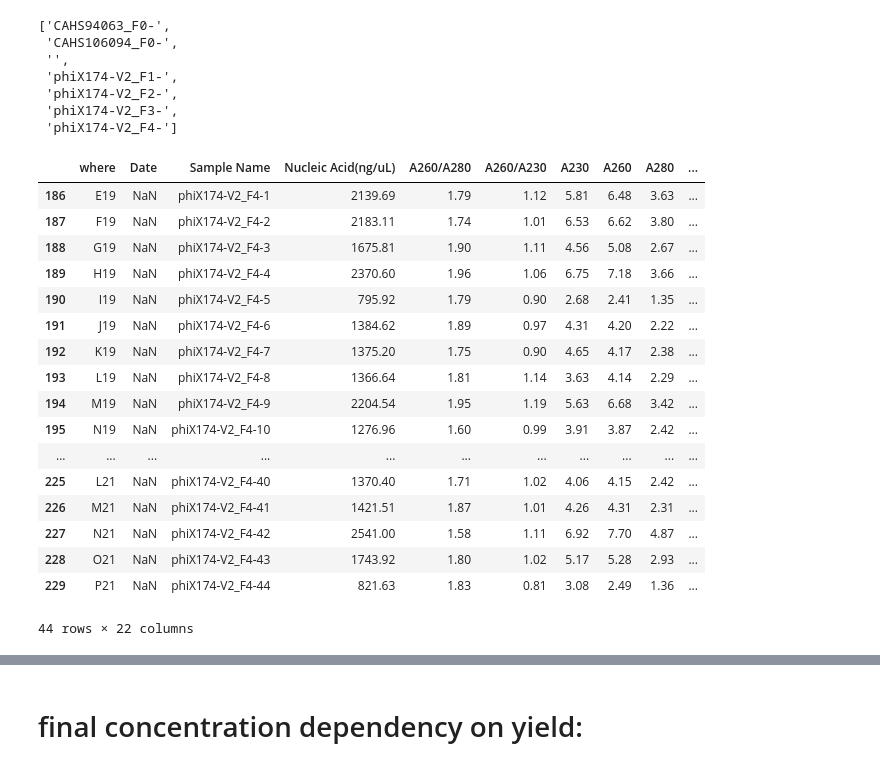
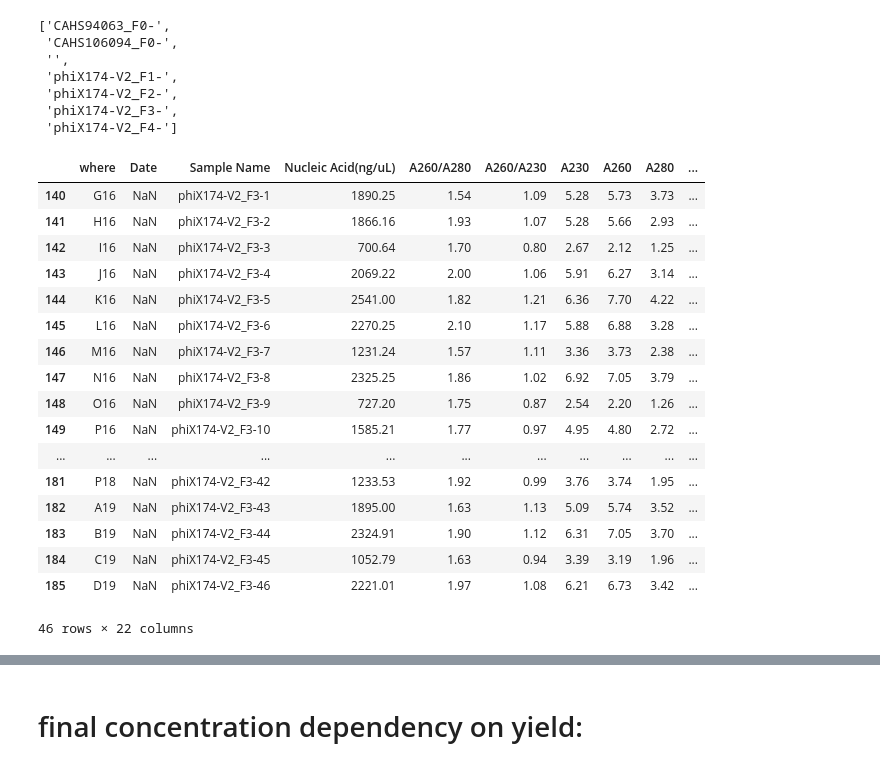
Before and after one commit to radical-subject/gene_synthesis_automatization_tools, a Jupyter notebook: MAIN_PIPELINE/MAIN_PIPELINE.ipynb, the cells around one changed output, grey strips where cells are left out. Cells and saved outputs as stored; diff of their text form; code cells hidden in the pictures.

```diff
--- a/MAIN_PIPELINE/MAIN_PIPELINE.ipynb
+++ b/MAIN_PIPELINE/MAIN_PIPELINE.ipynb
@@ -265,45 +265,45 @@ possible_pool_names
 # %%
 for i in df.columns:
     try:
         df[i] = df[i].str.replace(',', '.').astype(float)
     except:
         pass
 
 df['monoisotopic_mass'] = df['monoisotopic_mass'].astype(float)
 df["pM/mkl"] = 1000*df['Nucleic Acid(ng/uL)']/df['monoisotopic_mass']
 # df=df.dropna()
 
 """
 ATTENTION!!! HERE YOU CAN CHANGE POOL NAME!!!
 """
 
-pool_1 = "phiX174-V2_F4-"
+pool_1 = "phiX174-V2_F3-"
 
 POOL_NAME=pool_1
 
 df = df[df["code"].str.contains(f'{POOL_NAME}\d+')]
 # df = df.loc[0:53]
 
 df
 # %% [output]
 |  | where | Date | Sample Name | Nucleic Acid(ng/uL) | A260/A280 | A260/A230 | A230 | A260 | A280 | ... |
-| 186 | E19 | NaN | phiX174-V2_F4-1 | 2139.69 | 1.79 | 1.12 | 5.81 | 6.48 | 3.63 | ... |
-| 187 | F19 | NaN | phiX174-V2_F4-2 | 2183.11 | 1.74 | 1.01 | 6.53 | 6.62 | 3.80 | ... |
-| 188 | G19 | NaN | phiX174-V2_F4-3 | 1675.81 | 1.90 | 1.11 | 4.56 | 5.08 | 2.67 | ... |
-| 189 | H19 | NaN | phiX174-V2_F4-4 | 2370.60 | 1.96 | 1.06 | 6.75 | 7.18 | 3.66 | ... |
-| 190 | I19 | NaN | phiX174-V2_F4-5 | 795.92 | 1.79 | 0.90 | 2.68 | 2.41 | 1.35 | ... |
-| 191 | J19 | NaN | phiX174-V2_F4-6 | 1384.62 | 1.89 | 0.97 | 4.31 | 4.20 | 2.22 | ... |
-| 192 | K19 | NaN | phiX174-V2_F4-7 | 1375.20 | 1.75 | 0.90 | 4.65 | 4.17 | 2.38 | ... |
-| 193 | L19 | NaN | phiX174-V2_F4-8 | 1366.64 | 1.81 | 1.14 | 3.63 | 4.14 | 2.29 | ... |
-| 194 | M19 | NaN | phiX174-V2_F4-9 | 2204.54 | 1.95 | 1.19 | 5.63 | 6.68 | 3.42 | ... |
-| 195 | N19 | NaN | phiX174-V2_F4-10 | 1276.96 | 1.60 | 0.99 | 3.91 | 3.87 | 2.42 | ... |
+| 140 | G16 | NaN | phiX174-V2_F3-1 | 1890.25 | 1.54 | 1.09 | 5.28 | 5.73 | 3.73 | ... |
+| 141 | H16 | NaN | phiX174-V2_F3-2 | 1866.16 | 1.93 | 1.07 | 5.28 | 5.66 | 2.93 | ... |
+| 142 | I16 | NaN | phiX174-V2_F3-3 | 700.64 | 1.70 | 0.80 | 2.67 | 2.12 | 1.25 | ... |
+| 143 | J16 | NaN | phiX174-V2_F3-4 | 2069.22 | 2.00 | 1.06 | 5.91 | 6.27 | 3.14 | ... |
+| 144 | K16 | NaN | phiX174-V2_F3-5 | 2541.00 | 1.82 | 1.21 | 6.36 | 7.70 | 4.22 | ... |
+| 145 | L16 | NaN | phiX174-V2_F3-6 | 2270.25 | 2.10 | 1.17 | 5.88 | 6.88 | 3.28 | ... |
+| 146 | M16 | NaN | phiX174-V2_F3-7 | 1231.24 | 1.57 | 1.11 | 3.36 | 3.73 | 2.38 | ... |
+| 147 | N16 | NaN | phiX174-V2_F3-8 | 2325.25 | 1.86 | 1.02 | 6.92 | 7.05 | 3.79 | ... |
+| 148 | O16 | NaN | phiX174-V2_F3-9 | 727.20 | 1.75 | 0.87 | 2.54 | 2.20 | 1.26 | ... |
+| 149 | P16 | NaN | phiX174-V2_F3-10 | 1585.21 | 1.77 | 0.97 | 4.95 | 4.80 | 2.72 | ... |
 | ... | ... | ... | ... | ... | ... | ... | ... | ... | ... | ... |
-| 225 | L21 | NaN | phiX174-V2_F4-40 | 1370.40 | 1.71 | 1.02 | 4.06 | 4.15 | 2.42 | ... |
-| 226 | M21 | NaN | phiX174-V2_F4-41 | 1421.51 | 1.87 | 1.01 | 4.26 | 4.31 | 2.31 | ... |
-| 227 | N21 | NaN | phiX174-V2_F4-42 | 2541.00 | 1.58 | 1.11 | 6.92 | 7.70 | 4.87 | ... |
-| 228 | O21 | NaN | phiX174-V2_F4-43 | 1743.92 | 1.80 | 1.02 | 5.17 | 5.28 | 2.93 | ... |
-| 229 | P21 | NaN | phiX174-V2_F4-44 | 821.63 | 1.83 | 0.81 | 3.08 | 2.49 | 1.36 | ... |
+| 181 | P18 | NaN | phiX174-V2_F3-42 | 1233.53 | 1.92 | 0.99 | 3.76 | 3.74 | 1.95 | ... |
+| 182 | A19 | NaN | phiX174-V2_F3-43 | 1895.00 | 1.63 | 1.13 | 5.09 | 5.74 | 3.52 | ... |
+| 183 | B19 | NaN | phiX174-V2_F3-44 | 2324.91 | 1.90 | 1.12 | 6.31 | 7.05 | 3.70 | ... |
+| 184 | C19 | NaN | phiX174-V2_F3-45 | 1052.79 | 1.63 | 0.94 | 3.39 | 3.19 | 1.96 | ... |
+| 185 | D19 | NaN | phiX174-V2_F3-46 | 2221.01 | 1.97 | 1.08 | 6.21 | 6.73 | 3.42 | ... |
-44 rows × 22 columns
+46 rows × 22 columns
 # %%
 """
 смотрим распределение по корзинам
```
Also changed, not shown: parts of 10 cells of this notebook, 3 other files.
